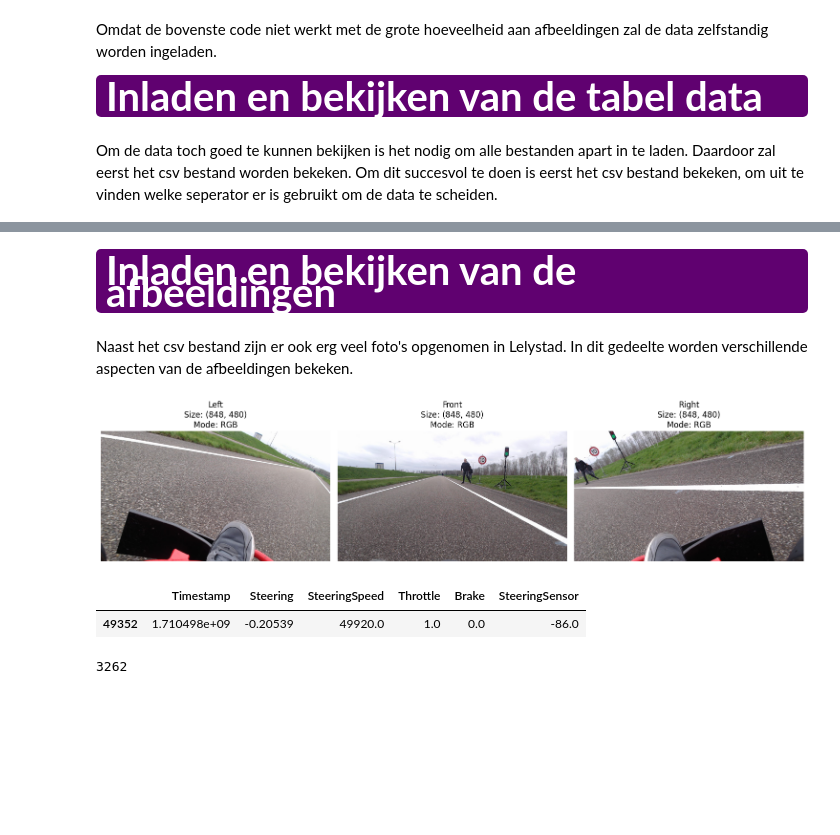
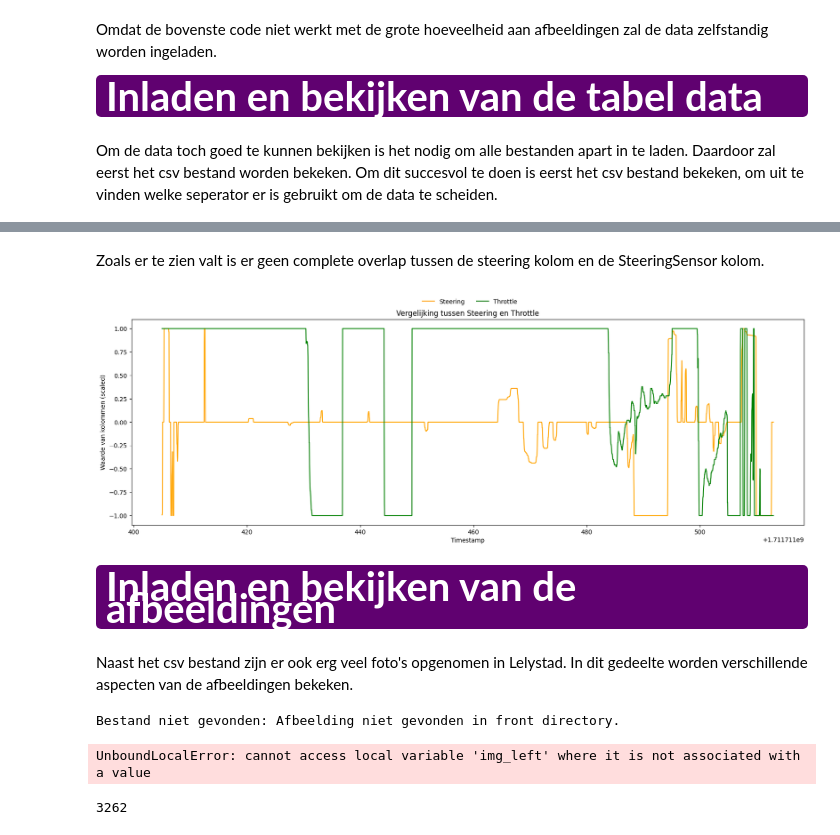
Before and after one commit to MartijnGorissen/SelfDrivingPepper, a Jupyter notebook: EDA.ipynb, the cells around one changed output, grey strips where cells are left out. Drawn from its saved outputs; the diff is of its cells as text; code cells hidden in the pictures; blank space fills up the shorter version.

```diff
--- a/EDA.ipynb
+++ b/EDA.ipynb
@@ -112,3 +110,10 @@ sns.lineplot(
+# %% [markdown]
+Zoals er te zien valt is er geen complete overlap tussen de steering kolom en de SteeringSensor kolom.
+# %%
+# Toepassen van de scaled_vergelijking functie
+scaled_vergelijking(df, kolom2="Throttle")
+# %% [output]
+[figure, added]
 # %% [markdown]
 <div style="background-color:#600170; color:#fff; padding:10px; border-radius:5px; display: flex; justify-content: center; align-items: center; position: relative;">
     <div style="font-size:40px; font-weight:bold;">Inladen en bekijken van de afbeeldingen</div>
@@ -116,14 +121,12 @@ sns.lineplot(
 <br>
 Naast het csv bestand zijn er ook erg veel foto's opgenomen in Lelystad. In dit gedeelte worden verschillende aspecten van de afbeeldingen bekeken.
 # %%
-folder = "D:/recording 15-03"
 image = 1710498235.9130464
 
 image_overview(folder, image)
 # %% [output]
-[figure, removed]
-|  | Timestamp | Steering | SteeringSpeed | Throttle | Brake | SteeringSensor |
-| 49352 | 1.710498e+09 | -0.20539 | 49920.0 | 1.0 | 0.0 | -86.0 |
+Bestand niet gevonden: Afbeelding niet gevonden in front directory.
+UnboundLocalError: cannot access local variable 'img_left' where it is not associated with a value
 # %%
 data = data_selection(df, 1710498415, 1710498524)
 len(data)
```
Also changed, not shown: parts of 18 cells of this notebook, 1 other file.
